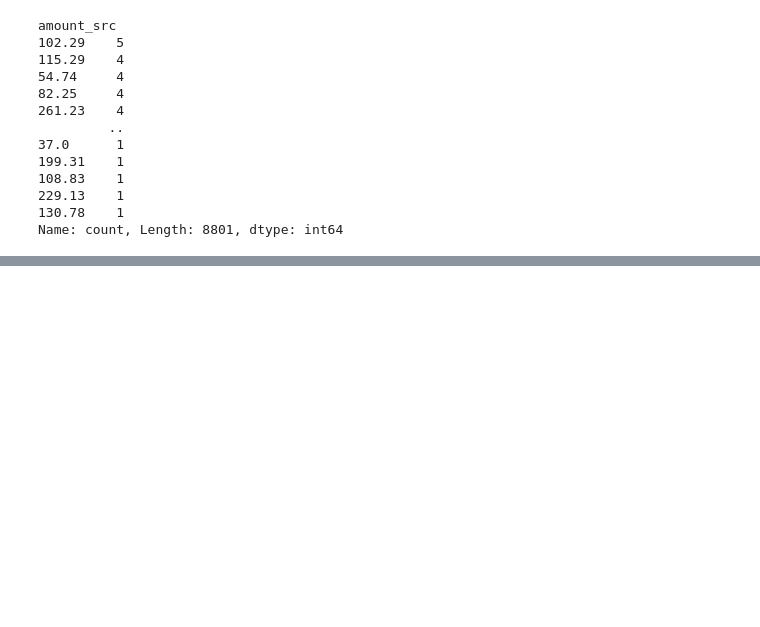
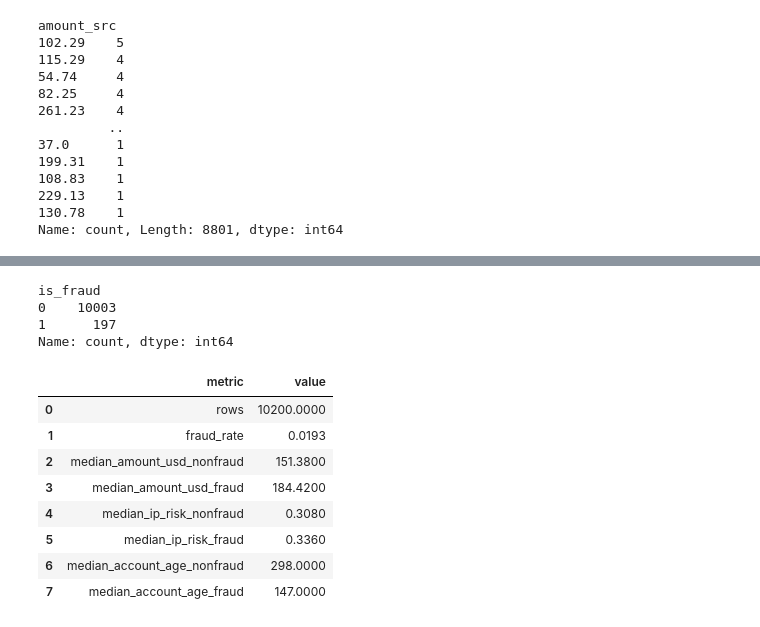
Before and after one commit to ositawisdomchinedu/nova_pay_transactions, a Jupyter notebook: research.ipynb, the cells around one changed output, grey strips where cells are left out. Cells and saved outputs as stored; diff of their text form; code cells hidden in the pictures; blank space fills up the shorter version.

```diff
--- a/research.ipynb
+++ b/research.ipynb
@@ -224,0 +268,49 @@ dtype: int64
+# %%
+# Checking for Class imbalance
+work.is_fraud.value_counts()
+# %% [output]
+is_fraud
+0    10003
+1      197
+Name: count, dtype: int64
+# %%
+# Concise EDA summary tables
+
+summary_table = pd.DataFrame({
+    "metric": [
+        "rows",
+        "fraud_rate",
+        "median_amount_usd_nonfraud",
+        "median_amount_usd_fraud",
+        "median_ip_risk_nonfraud",
+        "median_ip_risk_fraud",
+        "median_account_age_nonfraud",
+        "median_account_age_fraud"
+    ],
+    "value": [
+        len(work),
+        round(work["is_fraud"].mean(), 4),
+        work.loc[work["is_fraud"] == 0, "amount_usd"].median(),
+        work.loc[work["is_fraud"] == 1, "amount_usd"].median(),
+        work.loc[work["is_fraud"] == 0, "ip_risk_score"].median(),
+        work.loc[work["is_fraud"] == 1, "ip_risk_score"].median(),
+        work.loc[work["is_fraud"] == 0, "account_age_days"].median(),
+        work.loc[work["is_fraud"] == 1, "account_age_days"].median(),
+    ]
+})
+
+fraud_by_channel = work.groupby("channel", dropna=False)["is_fraud"].mean().sort_values(ascending=False)
+fraud_by_kyc = work.groupby("kyc_tier", dropna=False)["is_fraud"].mean().sort_values(ascending=False)
+fraud_by_loc = work.groupby("location_mismatch")["is_fraud"].mean()
+# %%
+display(summary_table)
+# %% [output]
+|  | metric | value |
+| 0 | rows | 10200.0000 |
+| 1 | fraud_rate | 0.0193 |
+| 2 | median_amount_usd_nonfraud | 151.3800 |
+| 3 | median_amount_usd_fraud | 184.4200 |
+| 4 | median_ip_risk_nonfraud | 0.3080 |
+| 5 | median_ip_risk_fraud | 0.3360 |
+| 6 | median_account_age_nonfraud | 298.0000 |
+| 7 | median_account_age_fraud | 147.0000 |
```
Also changed, not shown: parts of 17 cells of this notebook.
